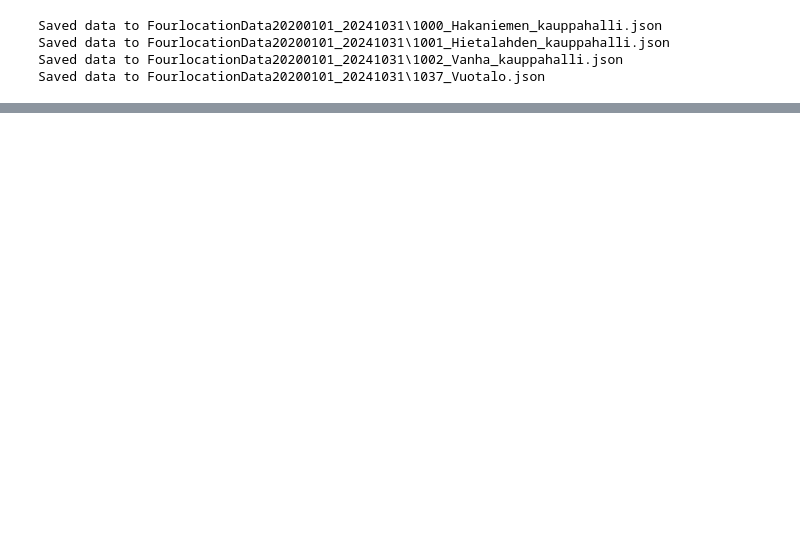
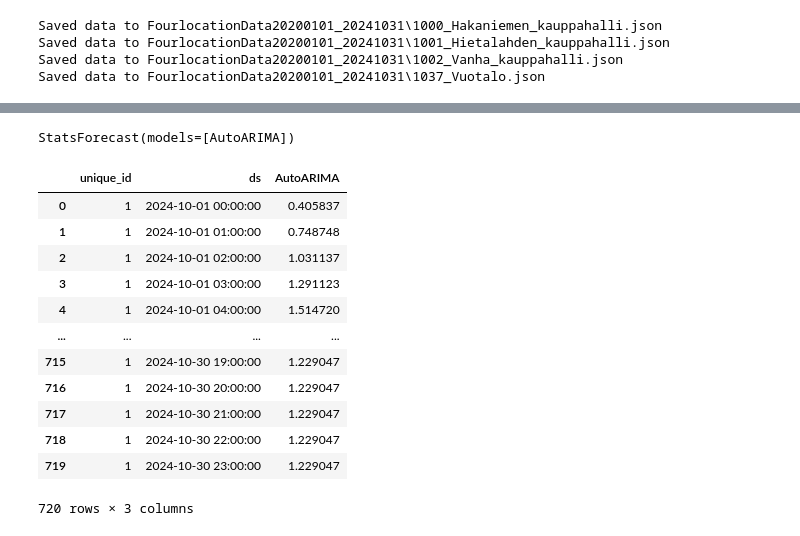
Before and after one commit to sangamorg/energy_consumption_modeling, a Jupyter notebook: experiment.ipynb, the cells around one changed output, grey strips where cells are left out. Drawn from its saved outputs; the diff is of its cells as text; code cells hidden in the pictures; blank space fills up the shorter version.

```diff
--- a/experiment.ipynb
+++ b/experiment.ipynb
@@ -163,0 +306,9 @@ Saved data to FourlocationData20200101_20241031\1037_Vuotalo.json
+# %%
+train_end_date = '2024-08-31 23:00:00'
+test_start_date = '2024-09-01 00:00:00'
+test_end_date = '2024-09-30 23:59:59'
+validation_start_date = '2024-10-01 00:00:00'
+# %%
+train_data = df_for_statsforecast[df_for_statsforecast['ds'] <= train_end_date]
+test_data = df_for_statsforecast[(df_for_statsforecast['ds'] >= test_start_date) & (df_for_statsforecast['ds'] <= test_end_date)]
+validation_data = df_for_statsforecast[df_for_statsforecast['ds'] >= validation_start_date]
@@ -163,0 +324,15 @@ Saved data to FourlocationData20200101_20241031\1037_Vuotalo.json
+# %%
+from statsforecast import StatsForecast
+from statsforecast.models import AutoARIMA
+import pandas as pd
+import matplotlib.pyplot as plt
+
+model = StatsForecast(
+    models=[AutoARIMA()],
+    freq="H",  # Frequency of the data (hourly)
+)
+
+# Fit the model on the training data
+model.fit(train_data)
+# %% [output]
+StatsForecast(models=[AutoARIMA])
@@ -163,0 +342,16 @@ Saved data to FourlocationData20200101_20241031\1037_Vuotalo.json
+# %%
+forecast
+# %% [output]
+|  | unique_id | ds | AutoARIMA |
+| 0 | 1 | 2024-10-01 00:00:00 | 0.405837 |
+| 1 | 1 | 2024-10-01 01:00:00 | 0.748748 |
+| 2 | 1 | 2024-10-01 02:00:00 | 1.031137 |
+| 3 | 1 | 2024-10-01 03:00:00 | 1.291123 |
+| 4 | 1 | 2024-10-01 04:00:00 | 1.514720 |
+| ... | ... | ... | ... |
+| 715 | 1 | 2024-10-30 19:00:00 | 1.229047 |
+| 716 | 1 | 2024-10-30 20:00:00 | 1.229047 |
+| 717 | 1 | 2024-10-30 21:00:00 | 1.229047 |
+| 718 | 1 | 2024-10-30 22:00:00 | 1.229047 |
+| 719 | 1 | 2024-10-30 23:00:00 | 1.229047 |
+720 rows × 3 columns
```
Also changed, not shown: parts of 35 cells of this notebook, 5 other files.
